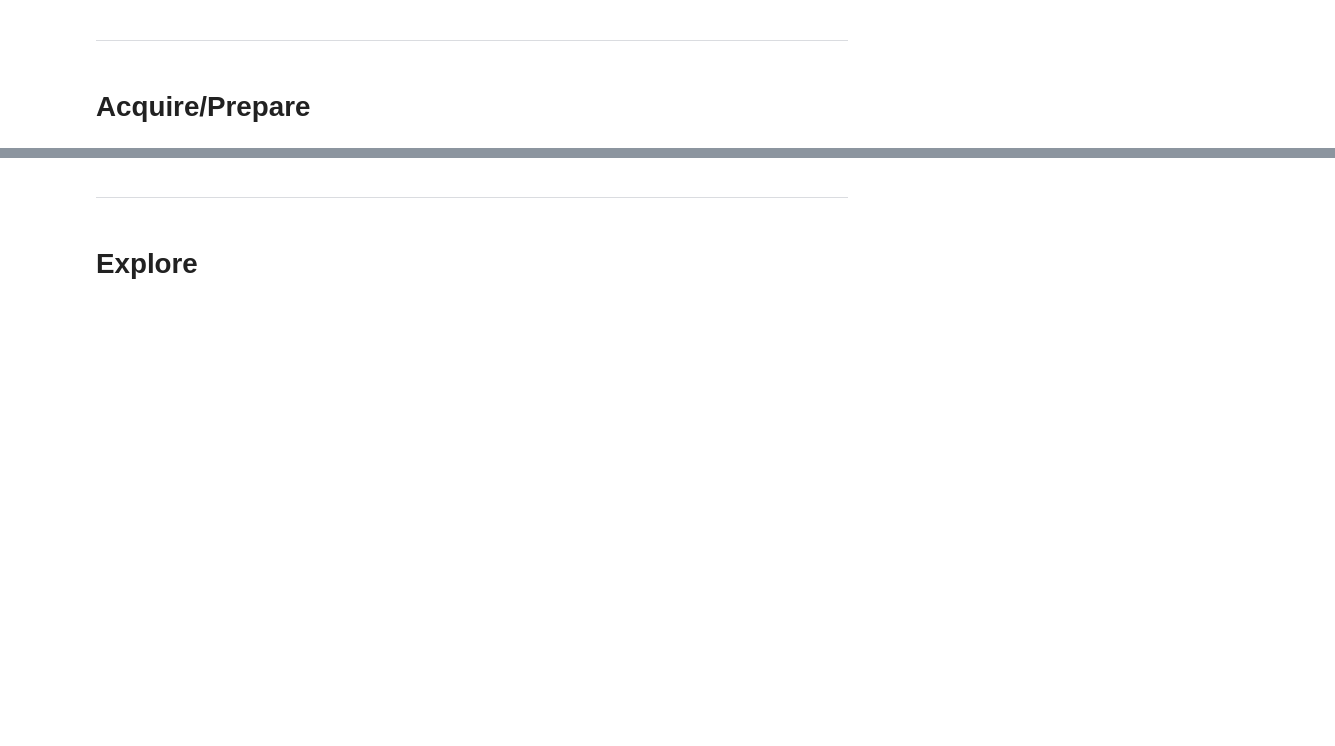
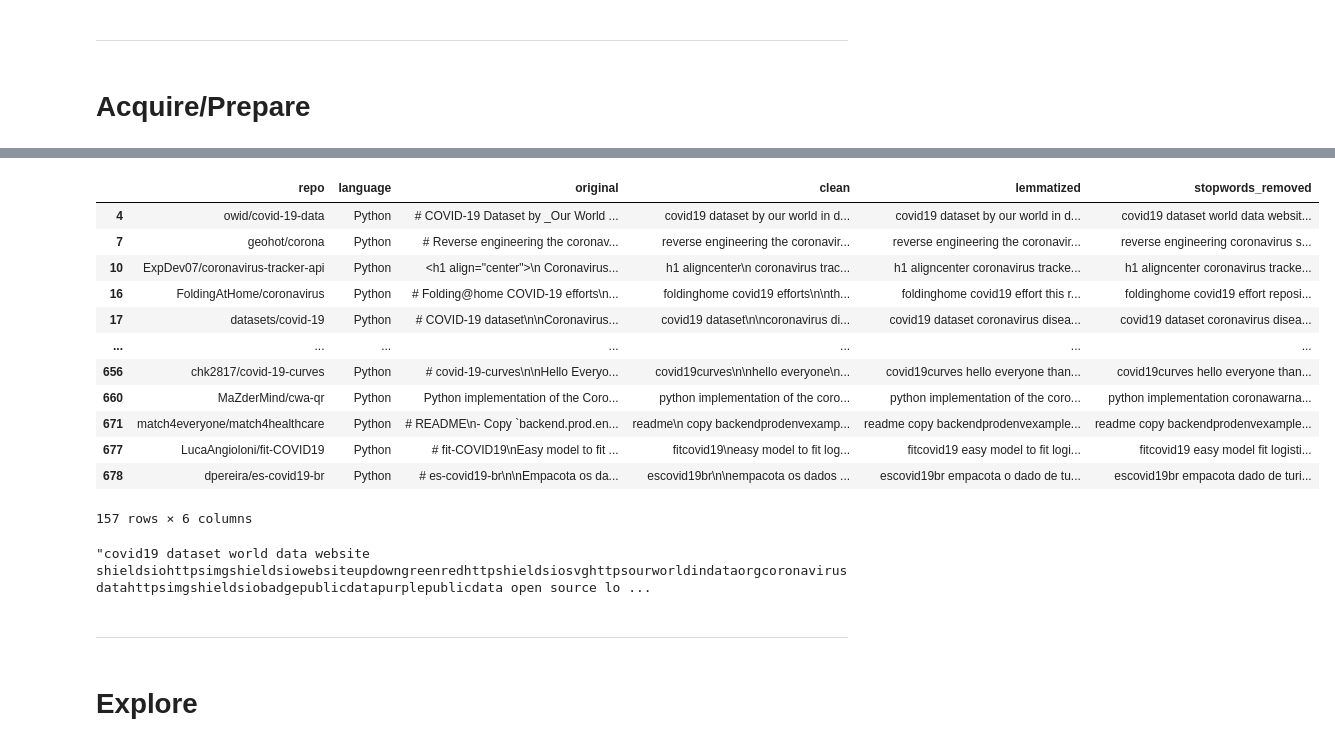
Before and after one commit to NLP-Project-CRT/NLP-Project, a Jupyter notebook: Tasha Initial.ipynb, the cells around one changed output, grey strips where cells are left out. Cells and saved outputs as stored; diff of their text form; code cells hidden in the pictures; blank space fills up the shorter version.

```diff
--- a/Tasha Initial.ipynb
+++ b/Tasha Initial.ipynb
@@ -54,0 +55,9 @@ AttributeError: 'tuple' object has no attribute 'head'
+# %%
+#open the jsn
+df = w.open_json_data()
+# %%
+#turn into a DF
+df = pd.DataFrame(df)
+
+#take a look at the data
+df.head()
@@ -72,0 +120,4 @@ df.programming_language.value_counts()
+# %%
+#Drop any df duplicates
+df = df.drop_duplicates().dropna()
+df.info()
@@ -72,0 +135,8 @@ df.programming_language.value_counts()
+# %%
+#Rename readme_contents column
+df = df.rename({'readme_contents':'original'},axis=1)
+
+#Apply functions from prepare script
+df['clean'] = df.original.apply(prepare.basic_clean)
+df['lemmatized'] = df.clean.apply(prepare.lemmatize)
+df['stopwords_removed'] = df.lemmatized.apply(prepare.remove_stopwords)
@@ -73,9 +153,25 @@ df.programming_language.value_counts()
 # %%
 #take a look at all python
-df[df.programming_language == 'Python']
+df[df.language == 'Python']
+# %% [output]
+|  | repo | language | original | clean | lemmatized | stopwords_removed |
+| 4 | owid/covid-19-data | Python | # COVID-19 Dataset by _Our World ... | covid19 dataset by our world in d... | covid19 dataset by our world in d... | covid19 dataset world data websit... |
+| 7 | geohot/corona | Python | # Reverse engineering the coronav... | reverse engineering the coronavir... | reverse engineering the coronavir... | reverse engineering coronavirus s... |
+| 10 | ExpDev07/coronavirus-tracker-api | Python | <h1 align="center">\n Coronavirus... | h1 aligncenter\n coronavirus trac... | h1 aligncenter coronavirus tracke... | h1 aligncenter coronavirus tracke... |
+| 16 | FoldingAtHome/coronavirus | Python | # Folding@home COVID-19 efforts\n... | foldinghome covid19 efforts\n\nth... | foldinghome covid19 effort this r... | foldinghome covid19 effort reposi... |
+| 17 | datasets/covid-19 | Python | # COVID-19 dataset\n\nCoronavirus... | covid19 dataset\n\ncoronavirus di... | covid19 dataset coronavirus disea... | covid19 dataset coronavirus disea... |
+| ... | ... | ... | ... | ... | ... | ... |
+| 656 | chk2817/covid-19-curves | Python | # covid-19-curves\n\nHello Everyo... | covid19curves\n\nhello everyone\n... | covid19curves hello everyone than... | covid19curves hello everyone than... |
+| 660 | MaZderMind/cwa-qr | Python | Python implementation of the Coro... | python implementation of the coro... | python implementation of the coro... | python implementation coronawarna... |
+| 671 | match4everyone/match4healthcare | Python | # README\n- Copy `backend.prod.en... | readme\n copy backendprodenvexamp... | readme copy backendprodenvexample... | readme copy backendprodenvexample... |
+| 677 | LucaAngioloni/fit-COVID19 | Python | # fit-COVID19\nEasy model to fit ... | fitcovid19\neasy model to fit log... | fitcovid19 easy model to fit logi... | fitcovid19 easy model fit logisti... |
+| 678 | dpereira/es-covid19-br | Python | # es-covid19-br\n\nEmpacota os da... | escovid19br\n\nempacota os dados ... | escovid19br empacota o dado de tu... | escovid19br empacota dado de turi... |
+157 rows × 6 columns
 # %%
 #python clean only
-python_words = (' '.join(df[df.programming_language == 'Python'].cleaned_readme))
+python_words = (' '.join(df[df.language == 'Python'].stopwords_removed))
 python_words
+# %% [output]
+"covid19 dataset world data website shieldsiohttpsimgshieldsiowebsiteupdowngreenredhttpshieldsiosvghttpsourworldindataorgcoronavirus datahttpsimgshieldsiobadgepublicdatapurplepublicdata open source lo ...
 # %%
 #clean java only
```
Also changed, not shown: parts of 45 cells of this notebook.
